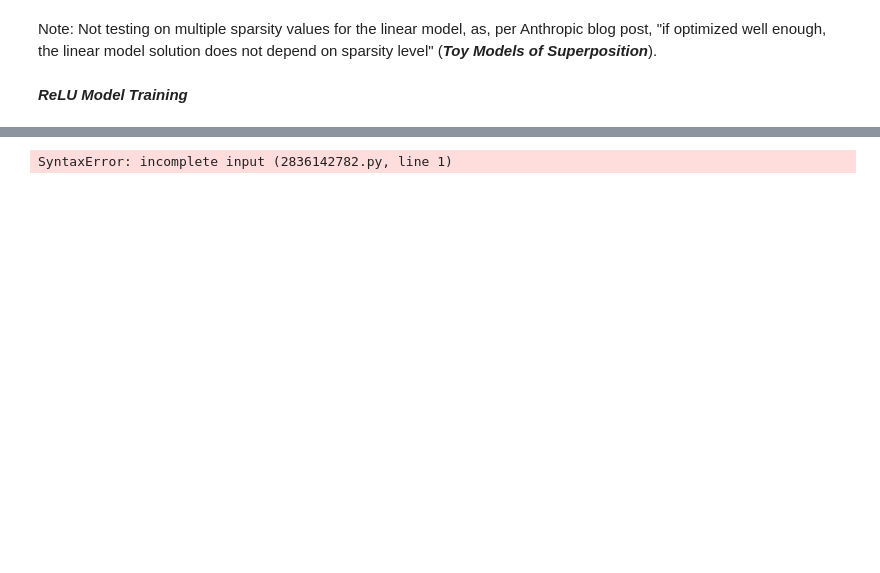
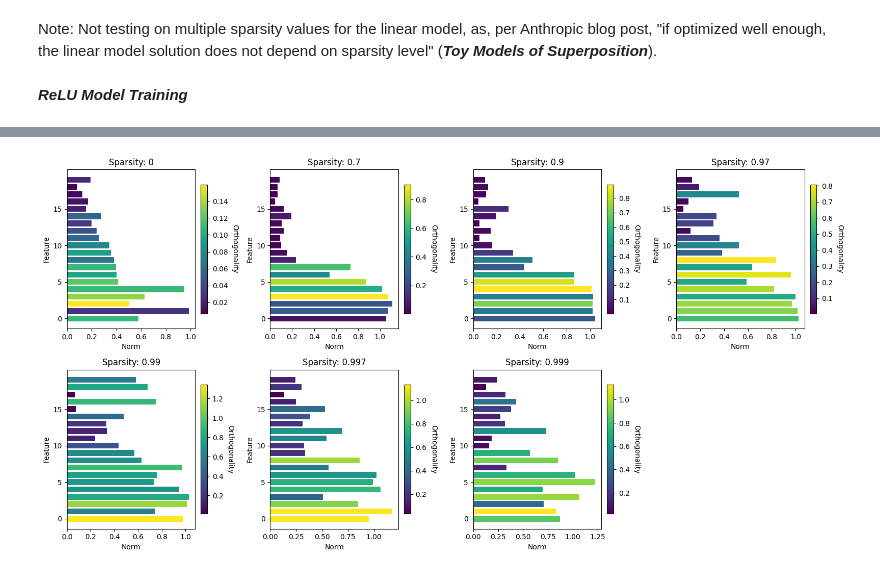
Before and after one commit to Sardean123/Sardean123.github.io, a Jupyter notebook: projects/Superposition/superposition.ipynb, the cells around one changed output, grey strips where cells are left out. Drawn from its saved outputs; the diff is of its cells as text; code cells hidden in the pictures; blank space fills up the shorter version.

```diff
--- a/projects/Superposition/superposition.ipynb
+++ b/projects/Superposition/superposition.ipynb
@@ -346,4 +368,45 @@ plt.show()
-# %%
-def superposition():
-# %% [output]
-SyntaxError: incomplete input (2836142782.py, line 1)
+# %%
+def feature_orthogonality_bars(model, cmap='viridis', ax=None):
+    if ax is None:
+        ax = plt.gca()
+
+    norms = []
+    orthogonality_scores = []
+
+    for i in range(model.W.shape[0]):
+        norms.append(model.get_Wi_norm(i).item())
+        orthogonality_scores.append(model.project_onto_Wi(i).item())
+
+    norm = plt.Normalize(min(orthogonality_scores), max(orthogonality_scores))
+    colormap = cm.get_cmap(cmap)
+    colors = colormap(norm(orthogonality_scores))
+
+    y_pos = np.arange(len(norms))
+    bars = ax.barh(y_pos, norms, color=colors)
+
+    ax.set_yticks(y_pos[::5])  # Show every 5th label to avoid crowding
+    ax.set_yticklabels([f'{i}' for i in range(0, len(norms), 5)])
+    ax.set_xlabel('Norm')
+    ax.set_ylabel('Feature')
+
+    sm = plt.cm.ScalarMappable(cmap=colormap, norm=norm)
+    sm.set_array([])
+    cbar = plt.colorbar(sm, ax=ax, fraction=0.046, pad=0.04)
+    cbar.ax.set_ylabel('Orthogonality', rotation=270, labelpad=15)
+
+    return ax
+# %%
+fig, axes = plt.subplots(2, 4, figsize=(16, 8))
+axes = axes.flatten()
+
+for i, (model, sparsity) in enumerate(zip(models, sparsity_values)):
+    feature_orthogonality_bars(model, cmap='viridis', ax=axes[i])
+    axes[i].set_title(f'Sparsity: {sparsity}')
+
+# Hide the empty subplot
+axes[7].set_visible(False)
+
+plt.tight_layout()
+plt.show()
+# %% [output]
+[figure, added]
```
Also changed, not shown: parts of 10 cells of this notebook, 8 other files.
